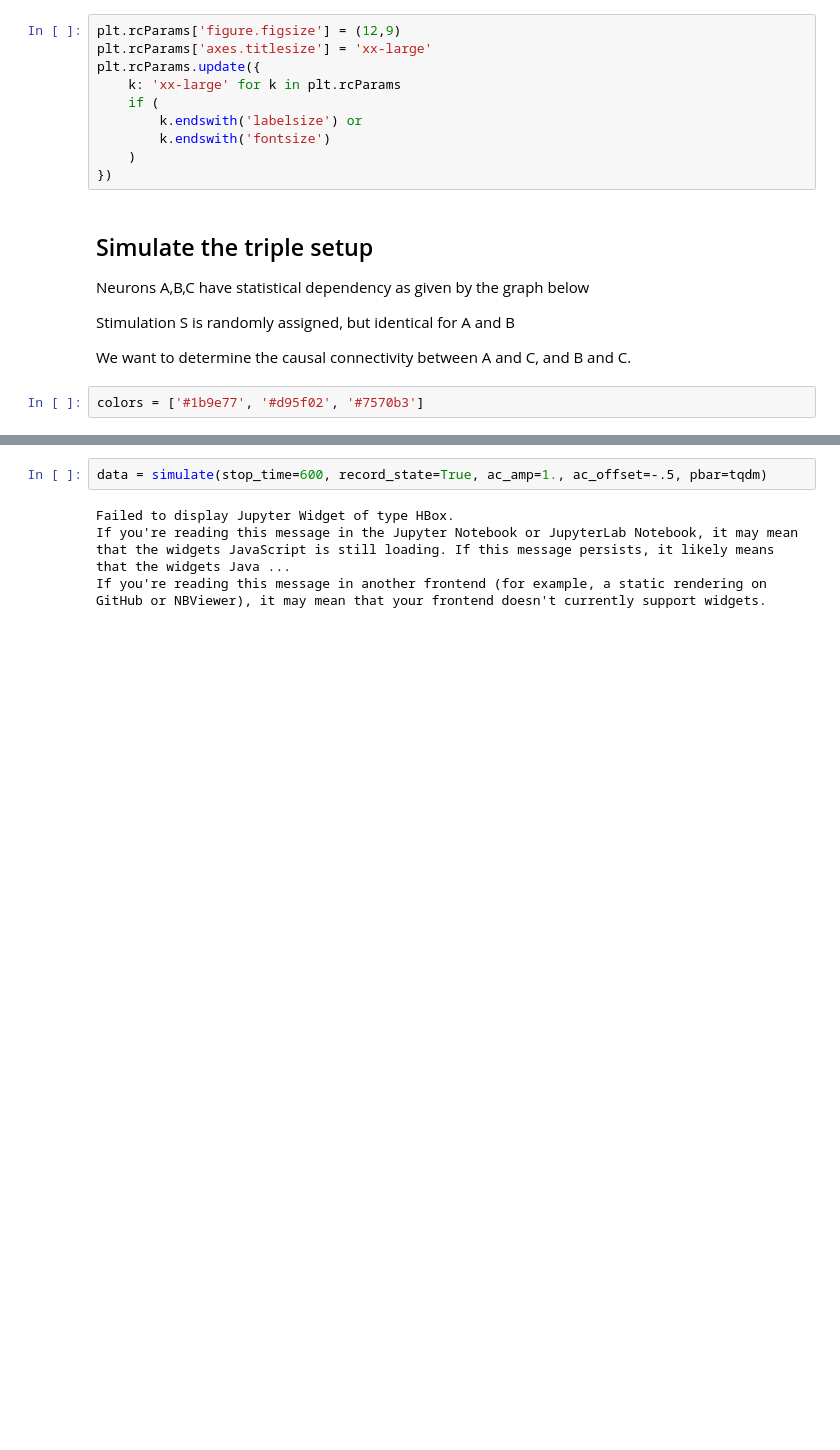
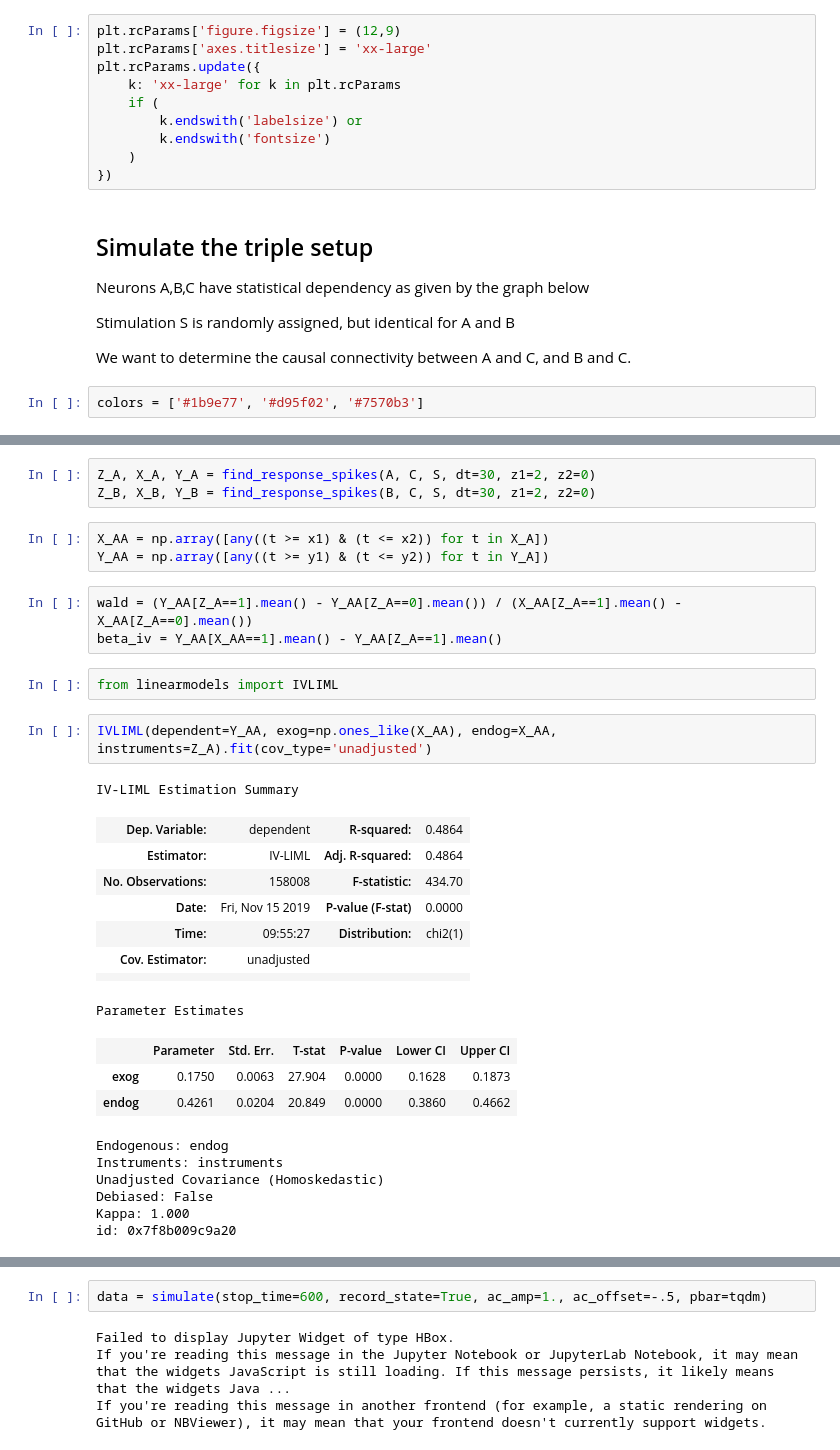
Before and after one commit to lepmik/causal-optogenetics-paper-data, a Jupyter notebook: notebooks/Figure 1-2.ipynb, the cells around one changed output, grey strips where cells are left out. Cells and saved outputs as stored; diff of their text form; blank space fills up the shorter version.

```diff
--- a/notebooks/Figure 1-2.ipynb
+++ b/notebooks/Figure 1-2.ipynb
@@ -52,0 +243,32 @@ draw(G, show='ipynb')
+# %%
+Z_A, X_A, Y_A = find_response_spikes(A, C, S, dt=30, z1=2, z2=0)
+Z_B, X_B, Y_B = find_response_spikes(B, C, S, dt=30, z1=2, z2=0)
+# %%
+X_AA = np.array([any((t >= x1) & (t <= x2)) for t in X_A])
+Y_AA = np.array([any((t >= y1) & (t <= y2)) for t in Y_A])
+# %%
+wald = (Y_AA[Z_A==1].mean() - Y_AA[Z_A==0].mean()) / (X_AA[Z_A==1].mean() - X_AA[Z_A==0].mean())
+beta_iv = Y_AA[X_AA==1].mean() - Y_AA[Z_A==1].mean()
+# %%
+from linearmodels import IVLIML
+# %%
+IVLIML(dependent=Y_AA, exog=np.ones_like(X_AA), endog=X_AA, instruments=Z_A).fit(cov_type='unadjusted')
+# %% [output]
+IV-LIML Estimation Summary
+| Dep. Variable: | dependent | R-squared: | 0.4864 |
+| Estimator: | IV-LIML | Adj. R-squared: | 0.4864 |
+| No. Observations: | 158008 | F-statistic: | 434.70 |
+| Date: | Fri, Nov 15 2019 | P-value (F-stat) | 0.0000 |
+| Time: | 09:55:27 | Distribution: | chi2(1) |
+| Cov. Estimator: | unadjusted |  |  |
+|  |  |  |  |
+Parameter Estimates
+|  | Parameter | Std. Err. | T-stat | P-value | Lower CI | Upper CI |
+| exog | 0.1750 | 0.0063 | 27.904 | 0.0000 | 0.1628 | 0.1873 |
+| endog | 0.4261 | 0.0204 | 20.849 | 0.0000 | 0.3860 | 0.4662 |
+Endogenous: endog
+Instruments: instruments
+Unadjusted Covariance (Homoskedastic)
+Debiased: False
+Kappa: 1.000
+id: 0x7f8b009c9a20
```
Also changed, not shown: parts of 28 cells of this notebook, 14 other files.
